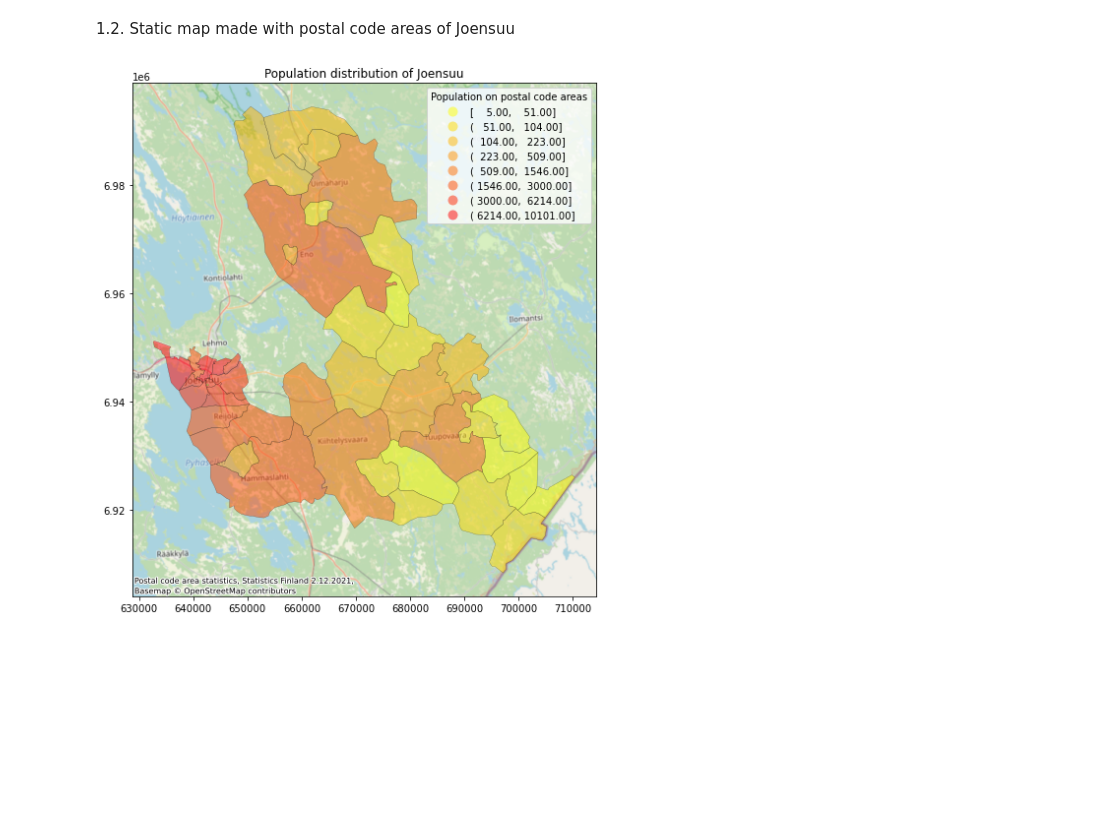
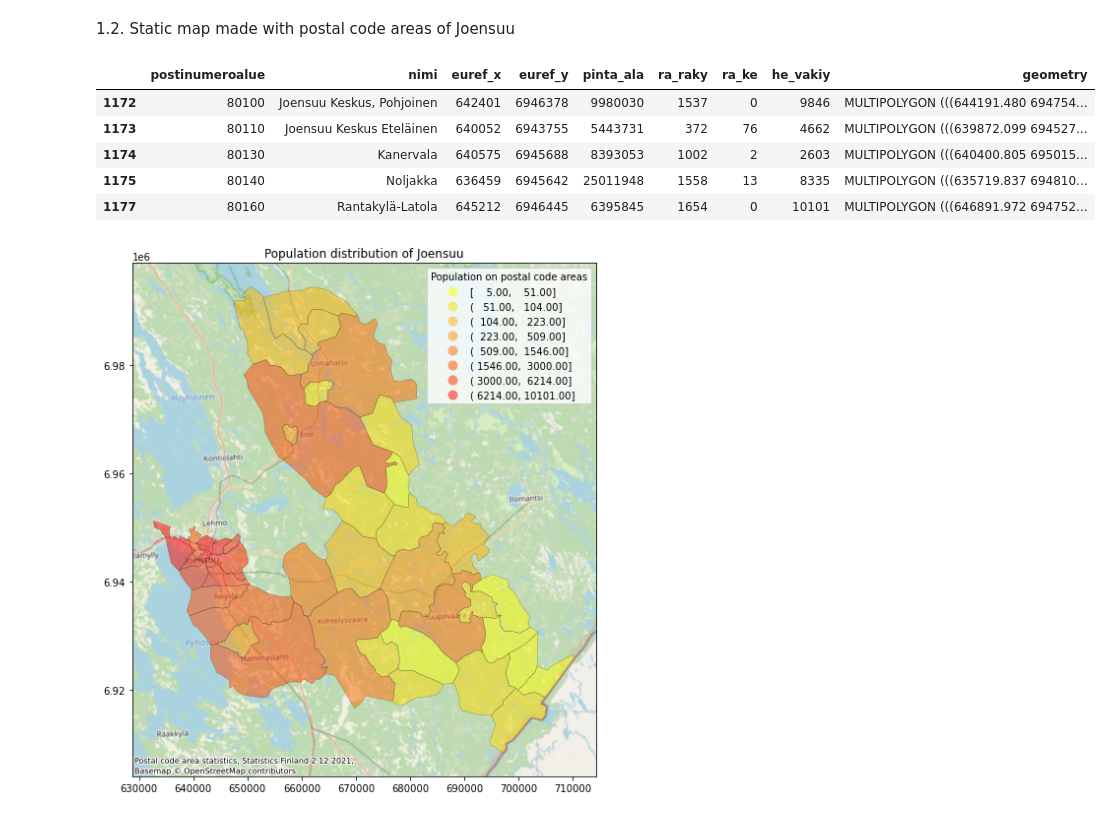
Before and after one commit to AutoGIS-2021/exercise-5-happro, a Jupyter notebook: Exercise5.ipynb, the cells around one changed output. Cells and saved outputs as stored; diff of their text form; code cells hidden in the pictures; blank space fills up the shorter version.

```diff
--- a/Exercise5.ipynb
+++ b/Exercise5.ipynb
@@ -79,3 +79,22 @@ plt.savefig(outfp, dpi=300)
 # %% [markdown]
 1.2. Static map made with postal code areas of Joensuu
+# %%
+# Read the data
+url_paavo = 'https://geo.stat.fi/geoserver/postialue/wfs?request=GetFeature&typename=postialue:pno_tilasto_2021&outputformat=JSON'
+paavo = gpd.read_file(url_paavo)
+
+# Crop the postal code data to Joensuu area
+joe = paavo.loc[paavo['kunta']=='167']
+
+# Select only the necessary columns (also for the interactive map)
+joe = joe[['postinumeroalue', 'nimi', 'euref_x', 'euref_y',  'pinta_ala', 'ra_raky', 'ra_ke', 'he_vakiy', 'geometry']]
+
+joe.head()
+# %% [output]
+|  | postinumeroalue | nimi | euref_x | euref_y | pinta_ala | ra_raky | ra_ke | he_vakiy | geometry |
+| 1172 | 80100 | Joensuu Keskus, Pohjoinen | 642401 | 6946378 | 9980030 | 1537 | 0 | 9846 | MULTIPOLYGON (((644191.480 694754... |
+| 1173 | 80110 | Joensuu Keskus Eteläinen | 640052 | 6943755 | 5443731 | 372 | 76 | 4662 | MULTIPOLYGON (((639872.099 694527... |
+| 1174 | 80130 | Kanervala | 640575 | 6945688 | 8393053 | 1002 | 2 | 2603 | MULTIPOLYGON (((640400.805 695015... |
+| 1175 | 80140 | Noljakka | 636459 | 6945642 | 25011948 | 1558 | 13 | 8335 | MULTIPOLYGON (((635719.837 694810... |
+| 1177 | 80160 | Rantakylä-Latola | 645212 | 6946445 | 6395845 | 1654 | 0 | 10101 | MULTIPOLYGON (((646891.972 694752... |
 # %%
```
Also changed, not shown: parts of 2 cells of this notebook, 2 other files.
